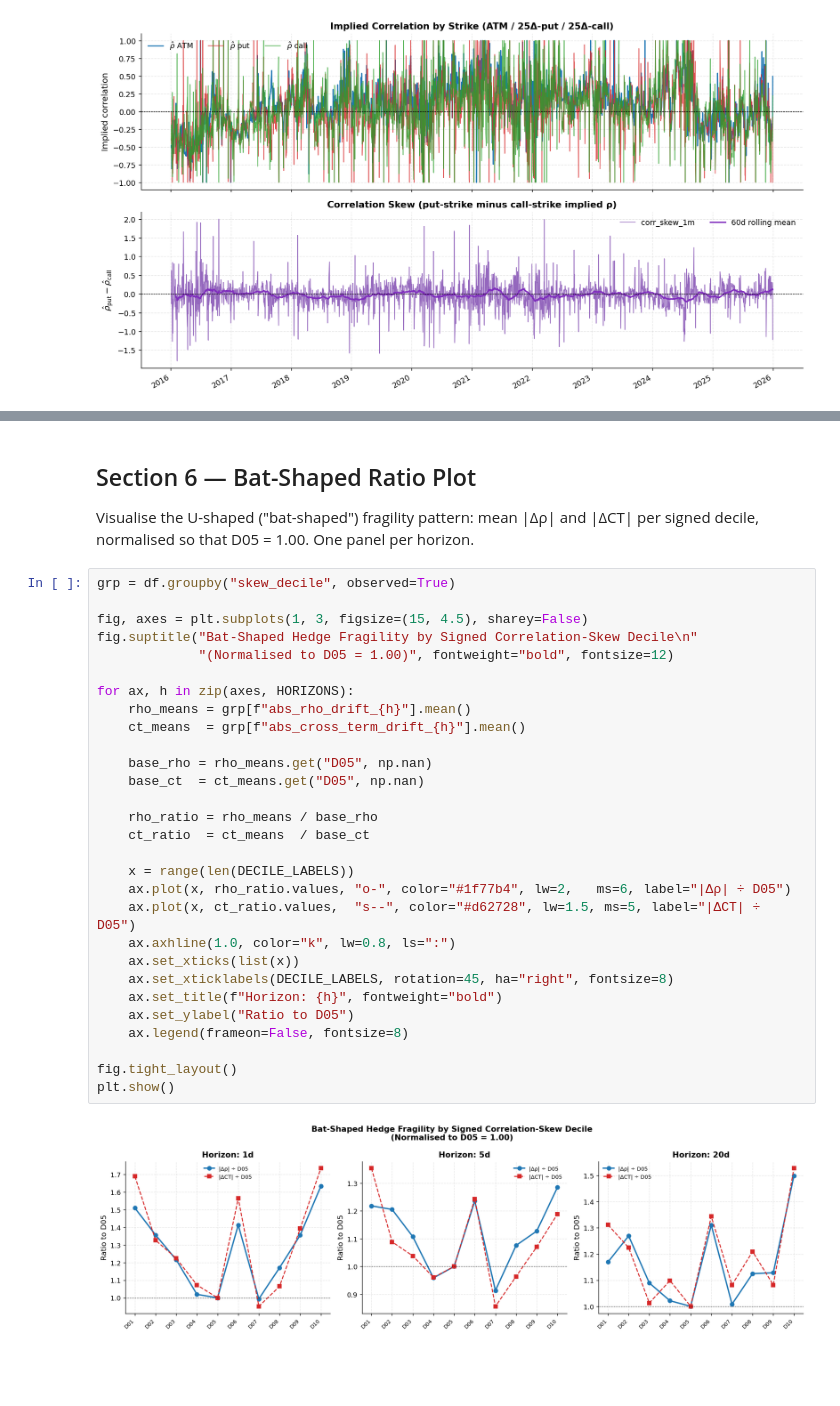
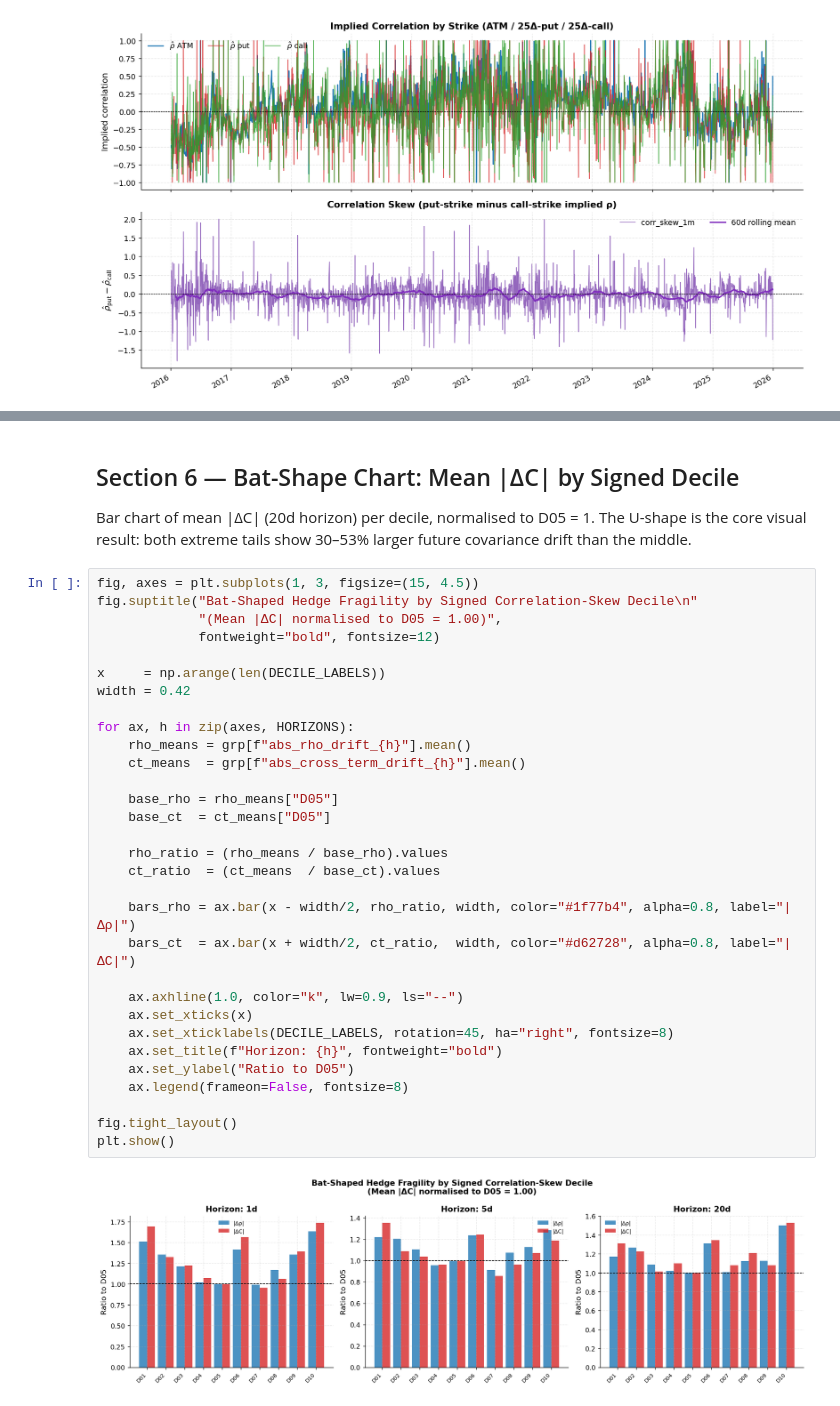
Before and after one commit to kevin-m-chang/MATH-86-Quanto-Project, a Jupyter notebook: notebooks/analysis_corr_skew.ipynb, the cells around one changed output, grey strips where cells are left out. Drawn from its saved outputs; the diff is of its cells as text; blank space fills up the shorter version.

```diff
--- a/notebooks/analysis_corr_skew.ipynb
+++ b/notebooks/analysis_corr_skew.ipynb
@@ -237,40 +222,42 @@ display(tbl_ct)
 |  | 5d | 131.8057 (1.35×) | 105.9989 (1.09×) | 101.0986 (1.04×) | 93.5698 (0.96×) | 97.3758 (1.00×) | 121.0707 (1.24×) | 83.4210 (0.86×) | 93.8855 (0.96×) | 104.2519 (1.07×) | 115.7359 (1.19×) |
 |  | 20d | 139.7477 (1.31×) | 130.4522 (1.22×) | 107.9089 (1.01×) | 117.0188 (1.10×) | 106.5441 (1.00×) | 143.1528 (1.34×) | 115.2395 (1.08×) | 128.8639 (1.21×) | 115.2502 (1.08×) | 162.7881 (1.53×) |
 # %% [markdown]
-## Section 6 — Bat-Shaped Ratio Plot
+## Section 6 — Bat-Shape Chart: Mean |ΔC| by Signed Decile
 
-Visualise the U-shaped ("bat-shaped") fragility pattern: mean |Δρ| and |ΔCT| per signed decile, normalised so that D05 = 1.00. One panel per horizon.
+Bar chart of mean |ΔC| (20d horizon) per decile, normalised to D05 = 1. The U-shape is the core visual result: both extreme tails show 30–53% larger future covariance drift than the middle.
 # %%
-grp = df.groupby("skew_decile", observed=True)
+fig, axes = plt.subplots(1, 3, figsize=(15, 4.5))
+fig.suptitle("Bat-Shaped Hedge Fragility by Signed Correlation-Skew Decile\n"
+             "(Mean |ΔC| normalised to D05 = 1.00)",
+             fontweight="bold", fontsize=12)
 
-fig, axes = plt.subplots(1, 3, figsize=(15, 4.5), sharey=False)
-fig.suptitle("Bat-Shaped Hedge Fragility by Signed Correlation-Skew Decile\n"
-             "(Normalised to D05 = 1.00)", fontweight="bold", fontsize=12)
+x     = np.arange(len(DECILE_LABELS))
+width = 0.42
 
 for ax, h in zip(axes, HORIZONS):
     rho_means = grp[f"abs_rho_drift_{h}"].mean()
     ct_means  = grp[f"abs_cross_term_drift_{h}"].mean()
 
-    base_rho = rho_means.get("D05", np.nan)
-    base_ct  = ct_means.get("D05", np.nan)
+    base_rho = rho_means["D05"]
+    base_ct  = ct_means["D05"]
 
-    rho_ratio = rho_means / base_rho
-    ct_ratio  = ct_means  / base_ct
+    rho_ratio = (rho_means / base_rho).values
+    ct_ratio  = (ct_means  / base_ct).values
 
-    x = range(len(DECILE_LABELS))
-    ax.plot(x, rho_ratio.values, "o-", color="#1f77b4", lw=2,   ms=6, label="|Δρ| ÷ D05")
-    ax.plot(x, ct_ratio.values,  "s--", color="#d62728", lw=1.5, ms=5, label="|ΔCT| ÷ D05")
-    ax.axhline(1.0, color="k", lw=0.8, ls=":")
-    ax.set_xticks(list(x))
+    bars_rho = ax.bar(x - width/2, rho_ratio, width, color="#1f77b4", alpha=0.8, label="|Δρ|")
+    bars_ct  = ax.bar(x + width/2, ct_ratio,  width, color="#d62728", alpha=0.8, label="|ΔC|")
+
+    ax.axhline(1.0, color="k", lw=0.9, ls="--")
+    ax.set_xticks(x)
     ax.set_xticklabels(DECILE_LABELS, rotation=45, ha="right", fontsize=8)
     ax.set_title(f"Horizon: {h}", fontweight="bold")
     ax.set_ylabel("Ratio to D05")
     ax.legend(frameon=False, fontsize=8)
 
 fig.tight_layout()
 plt.show()
 # %% [output]
-[figure, old version]
+[figure, new version]
 # %% [markdown]
 ## Section 7 — Magnitude Decile Analysis
 
```
Also changed, not shown: parts of 19 cells of this notebook.
